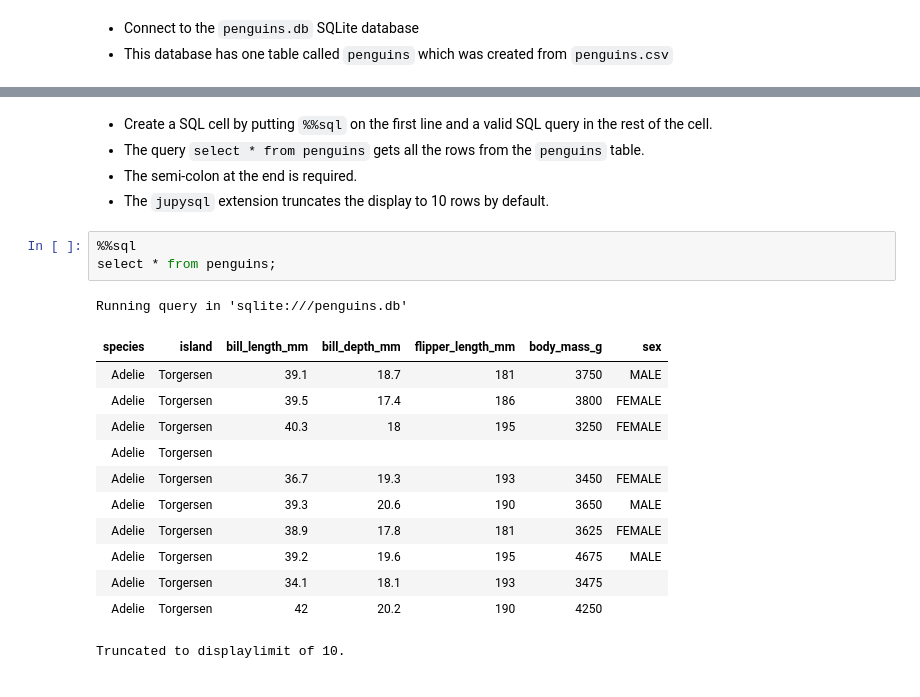
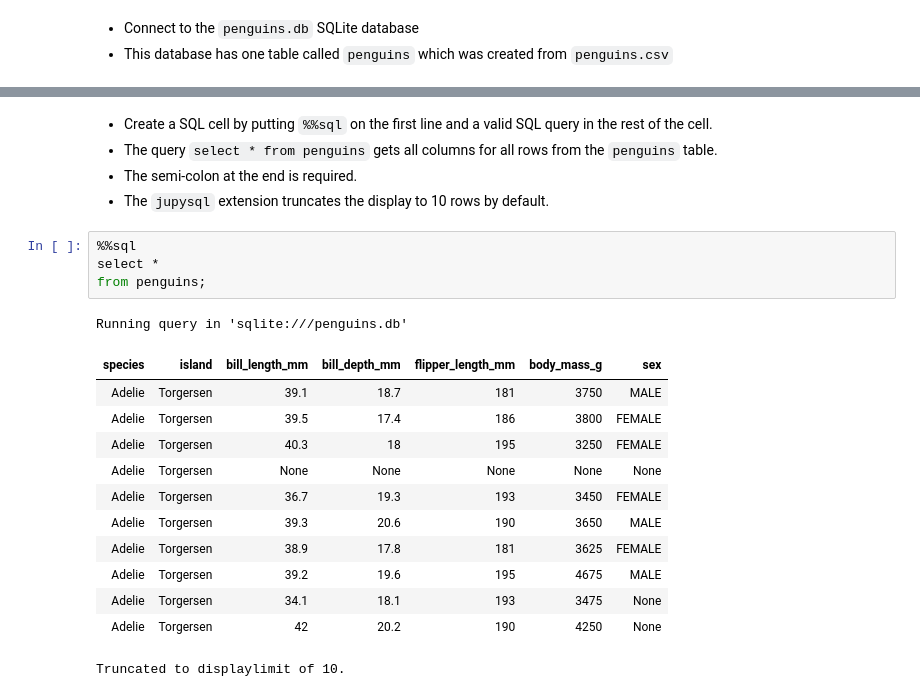
Before and after one commit to gvwilson/sql-tutorial, a Jupyter notebook: tutorial-01.ipynb, the cells around one changed output, grey strips where cells are left out. Cells and saved outputs as stored; diff of their text form.

```diff
--- a/tutorial-01.ipynb
+++ b/tutorial-01.ipynb
@@ -15,22 +15,23 @@ Connecting and switching to connection 'sqlite:///penguins.db'
 # %% [markdown]
--   Create a SQL cell by putting `%%sql` on the first line and a valid SQL query in the rest of the cell.
--   The query `select * from penguins` gets all the rows from the `penguins` table.
--   The semi-colon at the end is required.
--   The `jupysql` extension truncates the display to 10 rows by default.
+- Create a SQL cell by putting `%%sql` on the first line and a valid SQL query in the rest of the cell.
+- The query `select * from penguins` gets all columns for all rows from the `penguins` table.
+- The semi-colon at the end is required.
+- The `jupysql` extension truncates the display to 10 rows by default.
 # %%
 %%sql
-select * from penguins;
+select *
+from penguins;
 # %% [output]
 Running query in 'sqlite:///penguins.db'
 | species | island | bill_length_mm | bill_depth_mm | flipper_length_mm | body_mass_g | sex |
 | Adelie | Torgersen | 39.1 | 18.7 | 181 | 3750 | MALE |
 | Adelie | Torgersen | 39.5 | 17.4 | 186 | 3800 | FEMALE |
 | Adelie | Torgersen | 40.3 | 18 | 195 | 3250 | FEMALE |
-| Adelie | Torgersen |  |  |  |  |  |
+| Adelie | Torgersen | None | None | None | None | None |
 | Adelie | Torgersen | 36.7 | 19.3 | 193 | 3450 | FEMALE |
 | Adelie | Torgersen | 39.3 | 20.6 | 190 | 3650 | MALE |
 | Adelie | Torgersen | 38.9 | 17.8 | 181 | 3625 | FEMALE |
 | Adelie | Torgersen | 39.2 | 19.6 | 195 | 4675 | MALE |
-| Adelie | Torgersen | 34.1 | 18.1 | 193 | 3475 |  |
-| Adelie | Torgersen | 42 | 20.2 | 190 | 4250 |  |
+| Adelie | Torgersen | 34.1 | 18.1 | 193 | 3475 | None |
+| Adelie | Torgersen | 42 | 20.2 | 190 | 4250 | None |
 Truncated to displaylimit of 10.
```
Also changed, not shown: parts of 31 cells of this notebook, 2 other files.
